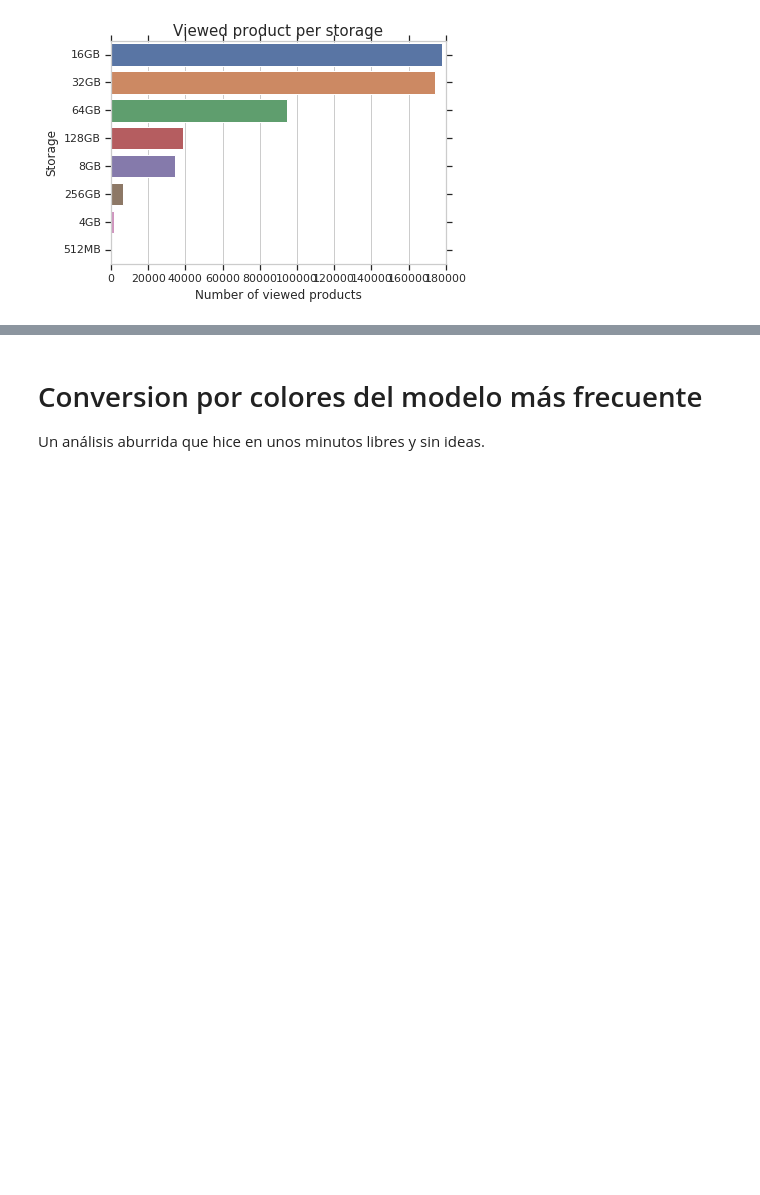
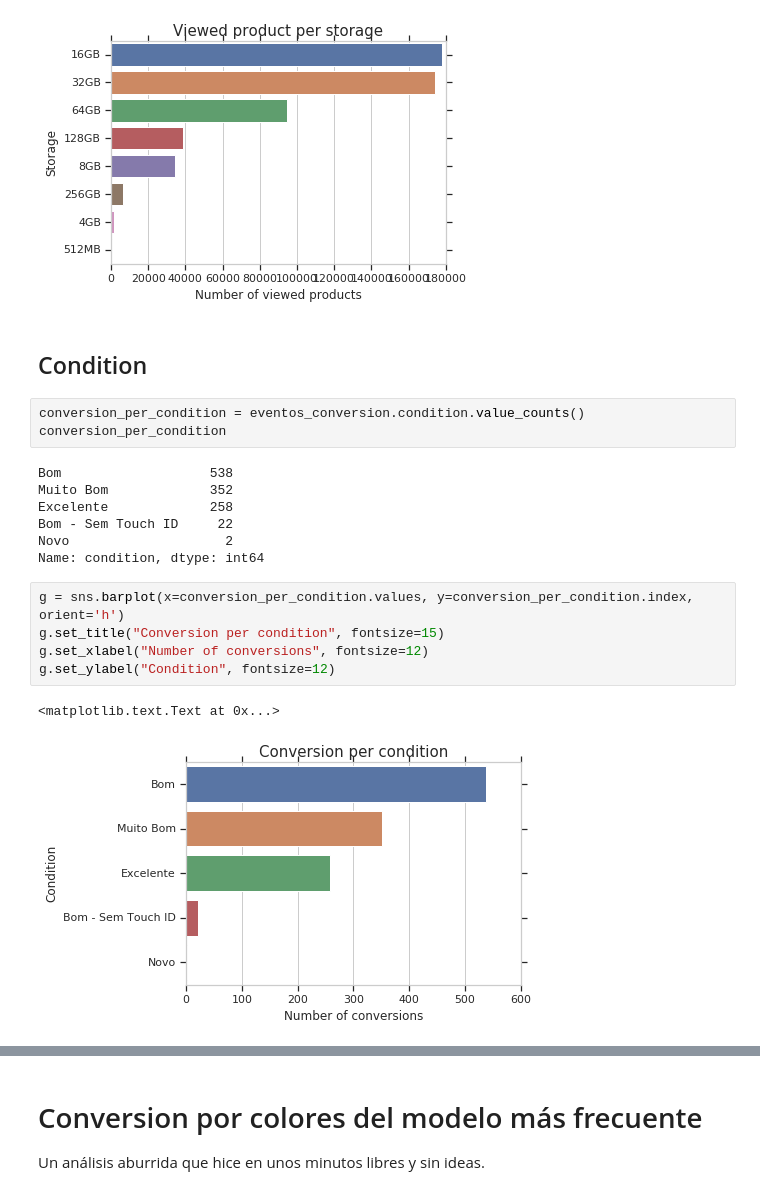
Before and after one commit to rozanecm/7506_OrganizacionDeDatos_TP1, a Jupyter notebook: quilombo.ipynb, the cells around one changed output, grey strips where cells are left out. Cells and saved outputs as stored; diff of their text form; blank space fills up the shorter version.

Commit message:
análisis por condition

```diff
--- a/quilombo.ipynb
+++ b/quilombo.ipynb
@@ -434,3 +434,23 @@ g.set_ylabel("Storage", fontsize=12)
 # %% [output]
 <matplotlib.text.Text at 0x...>
 [figure]
+# %% [markdown]
+## Condition
+# %%
+conversion_per_condition = eventos_conversion.condition.value_counts()
+conversion_per_condition
+# %% [output]
+Bom                   538
+Muito Bom             352
+Excelente             258
+Bom - Sem Touch ID     22
+Novo                    2
+Name: condition, dtype: int64
+# %%
+g = sns.barplot(x=conversion_per_condition.values, y=conversion_per_condition.index, orient='h')
+g.set_title("Conversion per condition", fontsize=15)
+g.set_xlabel("Number of conversions", fontsize=12)
+g.set_ylabel("Condition", fontsize=12)
+# %% [output]
+<matplotlib.text.Text at 0x...>
+[figure, added]
```
Also changed, not shown: parts of 4 cells of this notebook, 1 other file.
